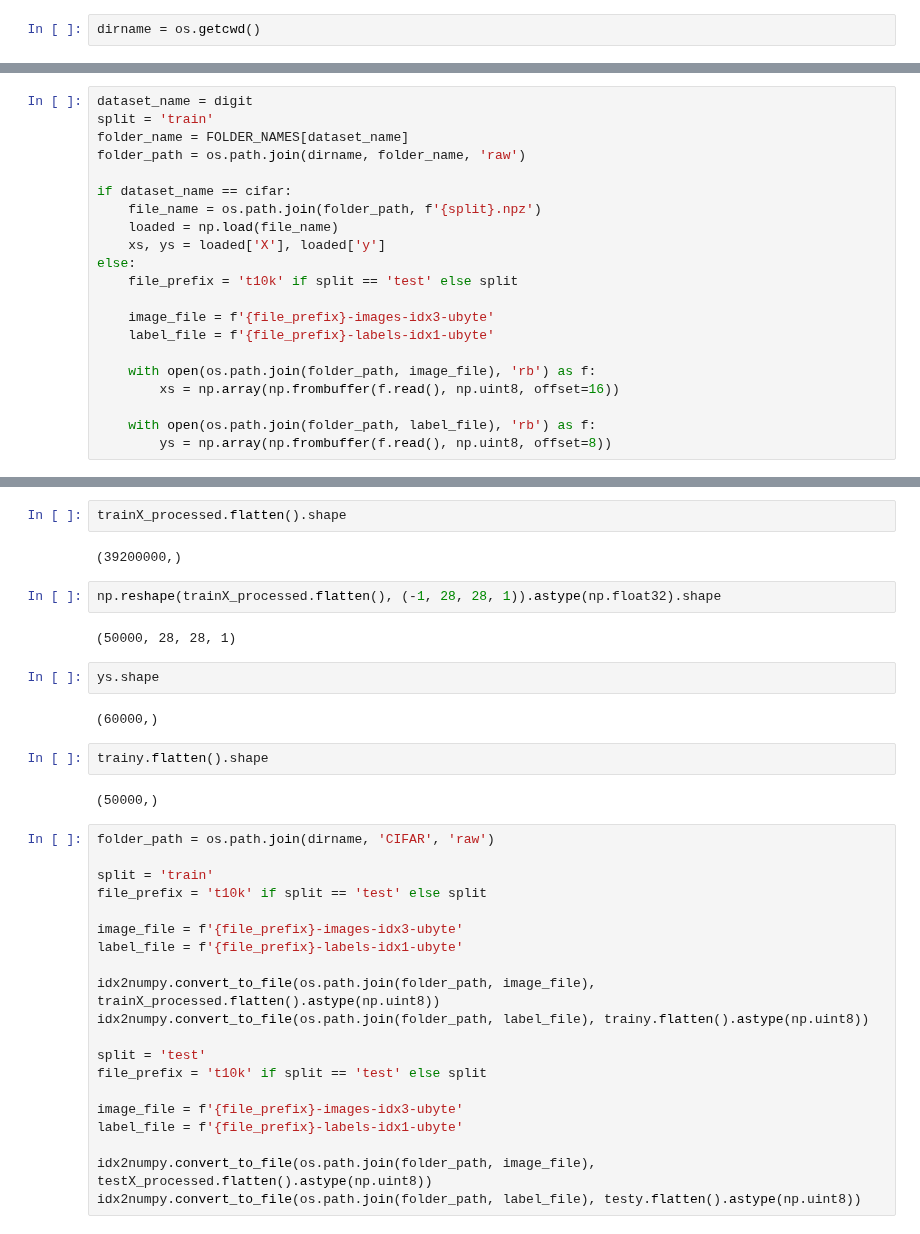
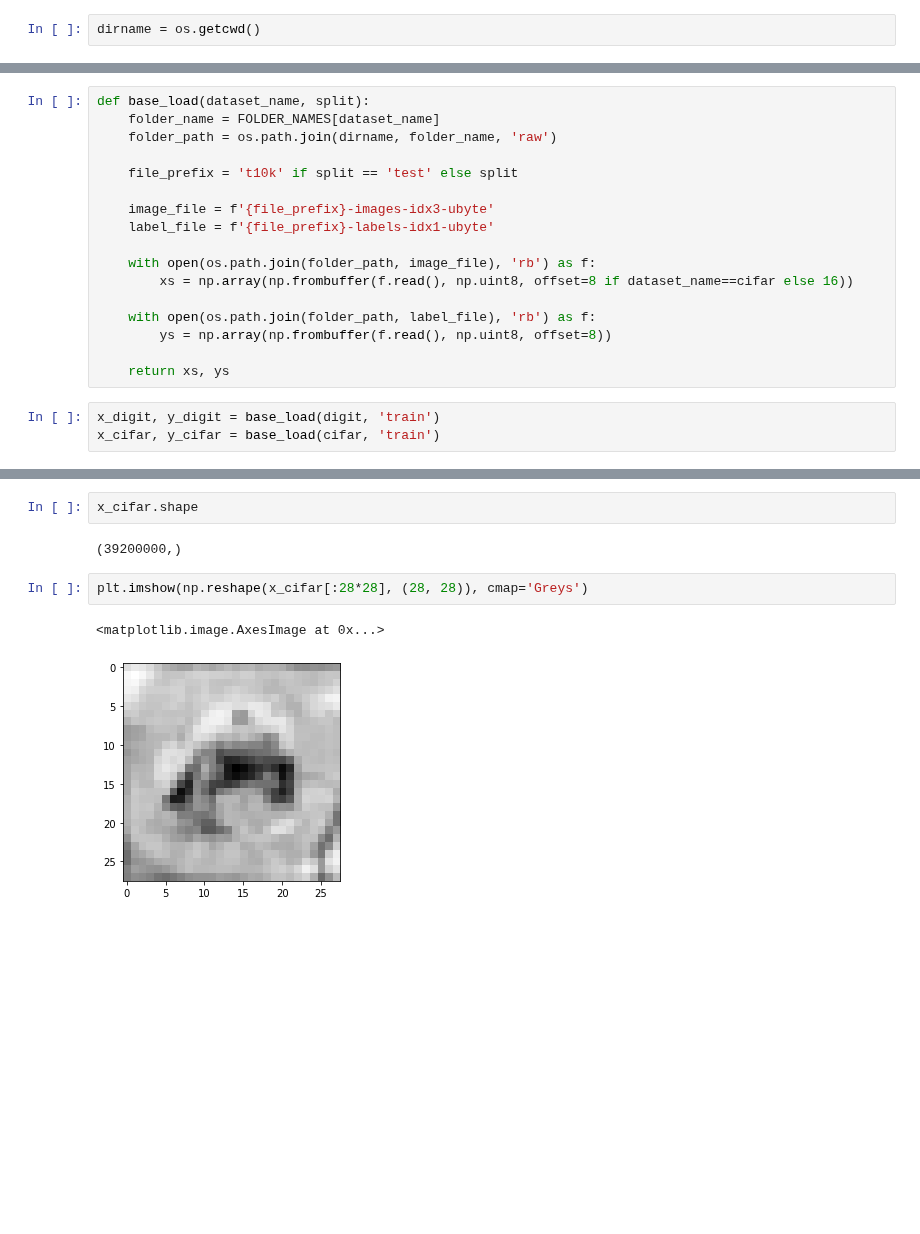
Before and after one commit to google/evojax, a Jupyter notebook: evojax/data/processing_notebook.ipynb, the cells around one changed output, grey strips where cells are left out. Drawn from its saved outputs; the diff is of its cells as text; blank space fills up the shorter version.

Commit message:
Fixed cifar dataset offset

```diff
--- a/evojax/data/processing_notebook.ipynb
+++ b/evojax/data/processing_notebook.ipynb
@@ -73,22 +89,21 @@ dirname = os.getcwd()
 # %%
-dataset_name = digit
-split = 'train'
-folder_name = FOLDER_NAMES[dataset_name]
-folder_path = os.path.join(dirname, folder_name, 'raw')
+def base_load(dataset_name, split):
+    folder_name = FOLDER_NAMES[dataset_name]
+    folder_path = os.path.join(dirname, folder_name, 'raw')
 
-if dataset_name == cifar:
-	file_name = os.path.join(folder_path, f'{split}.npz')
-	loaded = np.load(file_name)
-	xs, ys = loaded['X'], loaded['y']
-else:
-	file_prefix = 't10k' if split == 'test' else split
+    file_prefix = 't10k' if split == 'test' else split
 
-	image_file = f'{file_prefix}-images-idx3-ubyte'
-	label_file = f'{file_prefix}-labels-idx1-ubyte'
+    image_file = f'{file_prefix}-images-idx3-ubyte'
+    label_file = f'{file_prefix}-labels-idx1-ubyte'
 
-	with open(os.path.join(folder_path, image_file), 'rb') as f:
-		xs = np.array(np.frombuffer(f.read(), np.uint8, offset=16))
+    with open(os.path.join(folder_path, image_file), 'rb') as f:
+        xs = np.array(np.frombuffer(f.read(), np.uint8, offset=8 if dataset_name==cifar else 16))
 
-	with open(os.path.join(folder_path, label_file), 'rb') as f:
-		ys = np.array(np.frombuffer(f.read(), np.uint8, offset=8))
+    with open(os.path.join(folder_path, label_file), 'rb') as f:
+        ys = np.array(np.frombuffer(f.read(), np.uint8, offset=8))
+
+    return xs, ys
+# %%
+x_digit, y_digit = base_load(digit, 'train')
+x_cifar, y_cifar = base_load(cifar, 'train')
 # %%
@@ -96,38 +111,11 @@ xs.shape
 # %% [output]
 (47040000,)
-# %%
-trainX_processed.flatten().shape
-# %% [output]
-(39200000,)
-# %%
-np.reshape(trainX_processed.flatten(), (-1, 28, 28, 1)).astype(np.float32).shape
-# %% [output]
-(50000, 28, 28, 1)
 # %%
-ys.shape
+x_cifar.shape
 # %% [output]
-(60000,)
+(39200000,)
-# %%
-trainy.flatten().shape
-# %% [output]
-(50000,)
-# %%
-folder_path = os.path.join(dirname, 'CIFAR', 'raw')
-
-split = 'train'
-file_prefix = 't10k' if split == 'test' else split
-
-image_file = f'{file_prefix}-images-idx3-ubyte'
-label_file = f'{file_prefix}-labels-idx1-ubyte'
-
-idx2numpy.convert_to_file(os.path.join(folder_path, image_file), trainX_processed.flatten().astype(np.uint8))
-idx2numpy.convert_to_file(os.path.join(folder_path, label_file), trainy.flatten().astype(np.uint8))
-
-split = 'test'
-file_prefix = 't10k' if split == 'test' else split
-
-image_file = f'{file_prefix}-images-idx3-ubyte'
-label_file = f'{file_prefix}-labels-idx1-ubyte'
-
-idx2numpy.convert_to_file(os.path.join(folder_path, image_file), testX_processed.flatten().astype(np.uint8))
-idx2numpy.convert_to_file(os.path.join(folder_path, label_file), testy.flatten().astype(np.uint8))
+# %%
+plt.imshow(np.reshape(x_cifar[:28*28], (28, 28)), cmap='Greys')
+# %% [output]
+<matplotlib.image.AxesImage at 0x...>
+[figure, added]
```
Also changed, not shown: parts of 8 cells of this notebook, 1 other file.
